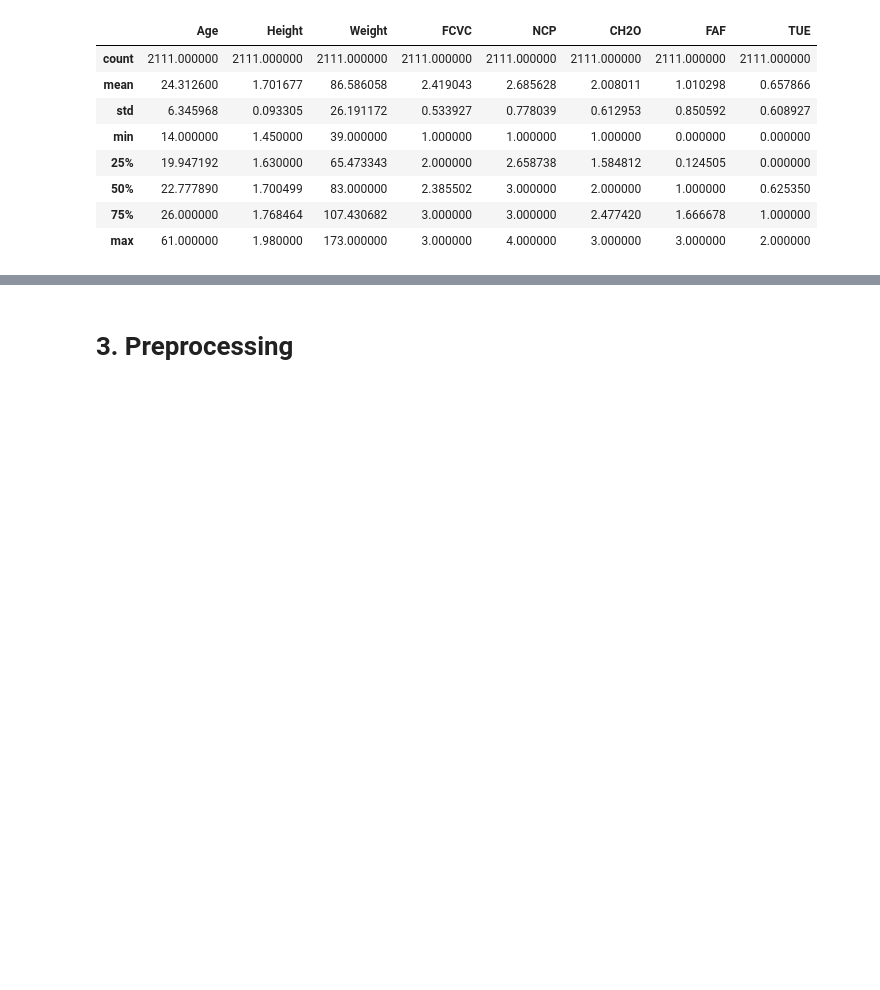
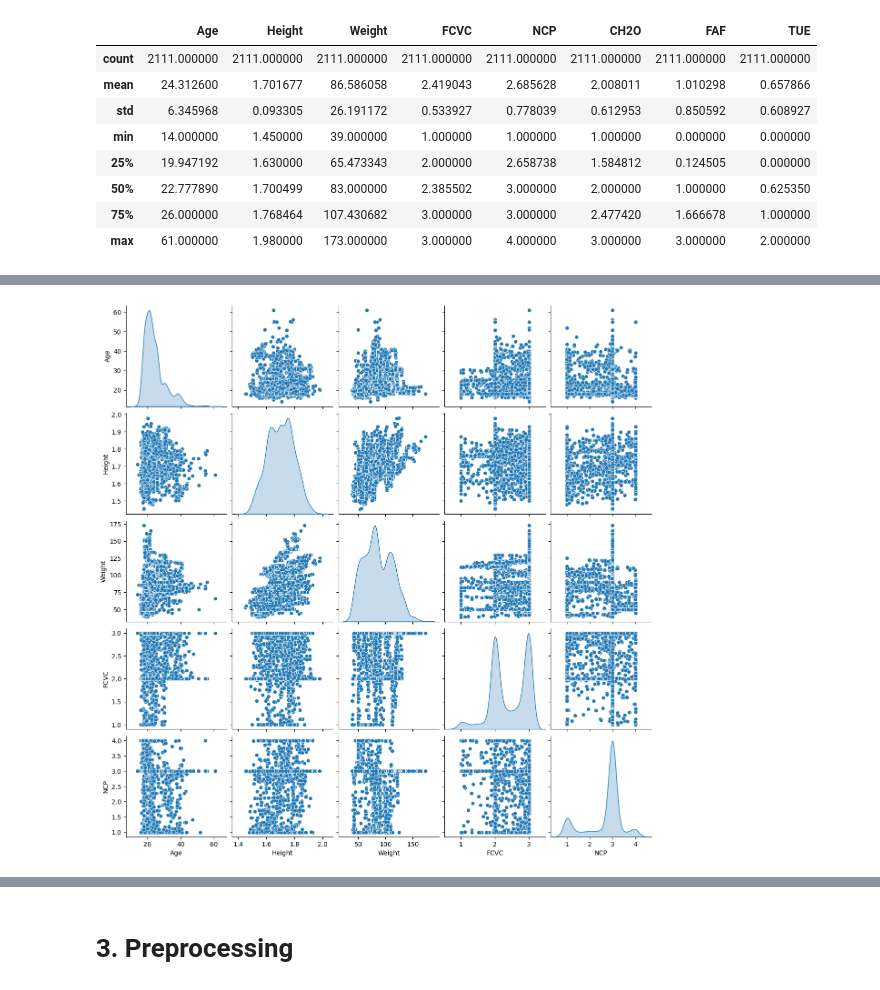
Before and after one commit to christoperBar/ALP_MachineLearning_Backend, a Jupyter notebook: ALP_trio_hebat.ipynb, the cells around one changed output, grey strips where cells are left out. Drawn from its saved outputs; the diff is of its cells as text; code cells hidden in the pictures; blank space fills up the shorter version.

```diff
--- a/ALP_trio_hebat.ipynb
+++ b/ALP_trio_hebat.ipynb
@@ -68,0 +75,6 @@ sns.countplot(x= data["NObeyesdad"])
+# %%
+selected_columns = data.select_dtypes(include=['float64', 'int64']).columns[:5]  # Adjust based on the dataset
+sns.pairplot(data[selected_columns], diag_kind="kde", palette="husl")
+plt.show()
+# %% [output]
+[figure, added]
```
Also changed, not shown: parts of 12 cells of this notebook, 1 other file.
